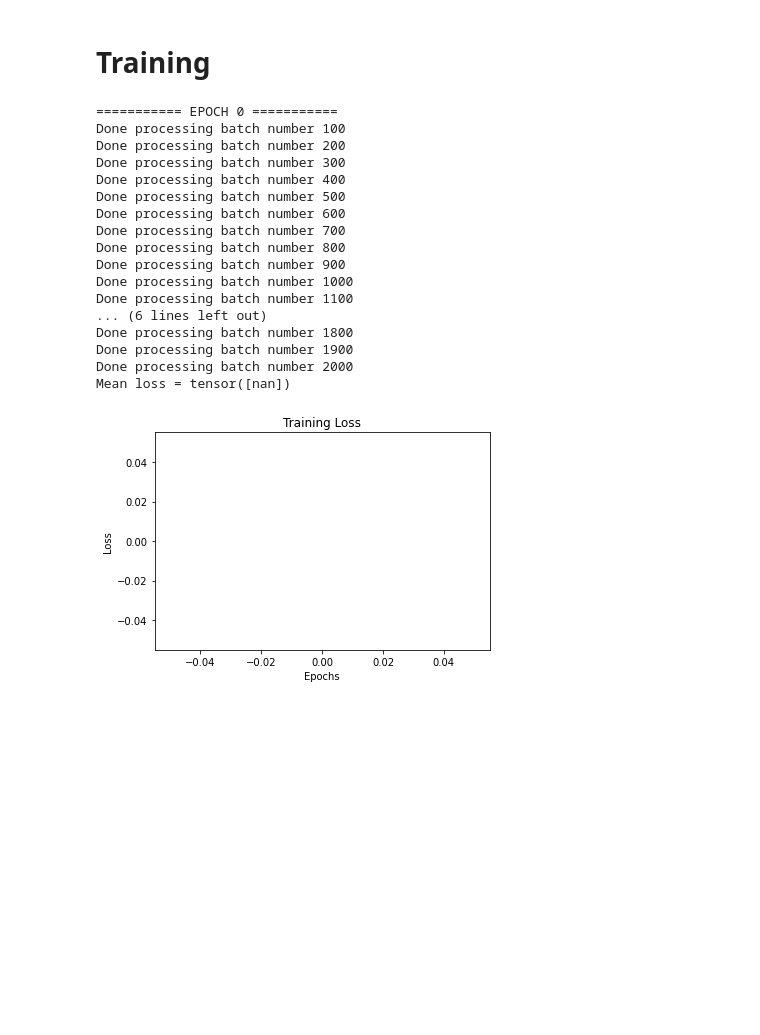
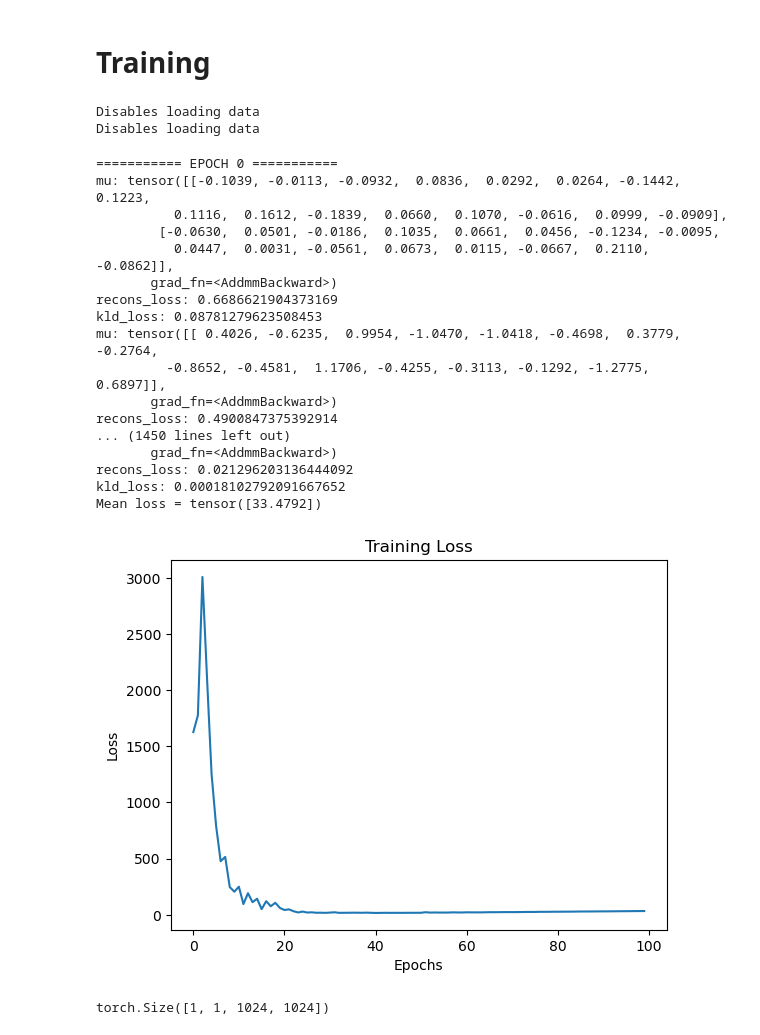
Before and after one commit to antoinebasseto/cbir, a Jupyter notebook: VAE/Beta-VAE.ipynb, the cells around one changed output. Drawn from its saved outputs; the diff is of its cells as text; code cells hidden in the pictures; blank space fills up the shorter version.

```diff
--- a/VAE/Beta-VAE.ipynb
+++ b/VAE/Beta-VAE.ipynb
@@ -187,7 +189,7 @@ class VariationalEncoder(nn.Module):
 
         modules = []
         if hidden_dims is None:
-            hidden_dims = [4, 16, 32, 64, 128]
+            hidden_dims = [4, 16, 32, 32, 32]
 
         # Build Encoder
         for h_dim in hidden_dims:
@@ -201,8 +203,17 @@ class VariationalEncoder(nn.Module):
             in_channels = h_dim
 
         self.encoder = nn.Sequential(*modules)
-        self.fc_mu = nn.Linear(hidden_dims[-1]*32*32, latent_dim)
-        self.fc_var = nn.Linear(hidden_dims[-1]*32*32, latent_dim)
+        self.linear = nn.Sequential(
+            nn.Linear(hidden_dims[-1] * 32*32, 256),
+            nn.ReLU(),
+            nn.Linear(256, 256),
+            nn.ReLU()
+        )
+        self.fc_mu = nn.Linear(256, latent_dim)
+        self.fc_var = nn.Linear(256, latent_dim)
+
+        self.relu = nn.ReLU()
+        self.tanh = nn.Tanh()
 
     def forward(self, input: torch.Tensor) -> List[torch.Tensor]:
         """
@@ -215,9 +226,11 @@ class VariationalEncoder(nn.Module):
         result = torch.flatten(result, start_dim=1)
         # Split the result into mu and var components
         # of the latent Gaussian distribution
+        result = self.linear(result)
         mu = self.fc_mu(result)
         log_var = self.fc_var(result)
-
+        #mu = self.sigmoid(mu)
+        #log_var = self.sigmoid(log_var)
         return [mu, log_var]
 # %% [markdown]
 ## Decoder
@@ -325,20 +338,24 @@ class BetaVAE(nn.Module):
         mu = args[2]
         log_var = args[3]
 
+        print(f'mu: {mu}')
         recons_loss = F.mse_loss(recons, input)
-
-        kld_loss = torch.mean(-0.5 * torch.sum(1 + log_var - mu ** 2 - log_var.exp(), dim = 1), dim = 0)
-
+        print(f'recons_loss: {recons_loss}')
+        #why the sum factor?
+        kl_loss = torch.mean(0.5 * torch.sum(torch.exp(log_var) + mu**2 - 1. - log_var, 1))
+        #kld_loss = torch.mean(-0.5 * torch.sum(1 + log_var - mu ** 2 - log_var.exp(), dim = 1), dim = 0)
+        print(f'kld_loss: {kl_loss}')
         if self.loss_type == 'H': # https://openreview.net/forum?id=Sy2fzU9gl
-            loss = recons_loss + self.beta * kld_loss
+            loss = recons_loss - self.beta * kl_loss
+            print(f'loss: {loss}')
         elif self.loss_type == 'B': # https://arxiv.org/pdf/1804.03599.pdf
             self.C_max = self.C_max.to(input.device)
             C = torch.clamp(self.C_max/self.C_stop_iter * self.num_iter, 0, self.C_max.data[0])
-            loss = recons_loss + self.gamma * (kld_loss - C).abs()
+            loss = recons_loss + self.gamma * (-kl_loss - C).abs()
         else:
             raise ValueError('Undefined loss type.')
 
-        return {'loss': loss, 'Reconstruction_Loss':recons_loss.detach(), 'KLD':kld_loss.detach()}
+        return {'loss': loss, 'Reconstruction_Loss':recons_loss.detach(), 'KLD':kl_loss.detach()}
 
     def sample(self,
                num_samples:int,
@@ -436,7 +453,7 @@ def plot_loss(epoch_losses, title='Loss'):
     plt.show()
 # %%
 # Compute the dataloader for training and testing using our custom dataset
-IMG_DIR = "../backend-project/data/images/images/"
+IMG_DIR = "../backend-project/data"
 BATCH_SIZE = 2
 
 training_data = XRayDataset(
@@ -457,41 +474,44 @@ train_loader = DataLoader(training_data,
 test_loader = DataLoader(test_data,
                          batch_size=BATCH_SIZE,
                          shuffle=True)
+# %% [output]
+Disables loading data
+Disables loading data
 # %%
 # Create our autoencoder and train it
 # Parameters
-NUM_EPOCHS = 1
+NUM_EPOCHS = 100
 LEARNING_RATE = 1e-3
 
 LATENT_SPACE_DIM = 16
 device = 'cuda:0' if torch.cuda.is_available() else 'cpu'
 
 # Model
 beta_vae = BetaVAE(in_channels=1, latent_dim=16)
 
 # Loss function & optimizer
 loss_fn = beta_vae.loss_function
 optimizer = optim.Adam(beta_vae.parameters(),
                        lr=LEARNING_RATE)
 
 epoch_losses = train(beta_vae, train_loader, num_epochs=NUM_EPOCHS)
 plot_loss(epoch_losses, 'Training Loss')
 # %% [output]
 =========== EPOCH 0 ===========
-Done processing batch number 100
-Done processing batch number 200
-Done processing batch number 300
-Done processing batch number 400
-Done processing batch number 500
-Done processing batch number 600
-Done processing batch number 700
-Done processing batch number 800
-Done processing batch number 900
-Done processing batch number 1000
-Done processing batch number 1100
-... (6 lines left out)
-Done processing batch number 1800
-Done processing batch number 1900
-Done processing batch number 2000
-Mean loss = tensor([nan])
+mu: tensor([[-0.1039, -0.0113, -0.0932,  0.0836,  0.0292,  0.0264, -0.1442,  0.1223,
+          0.1116,  0.1612, -0.1839,  0.0660,  0.1070, -0.0616,  0.0999, -0.0909],
+        [-0.0630,  0.0501, -0.0186,  0.1035,  0.0661,  0.0456, -0.1234, -0.0095,
+          0.0447,  0.0031, -0.0561,  0.0673,  0.0115, -0.0667,  0.2110, -0.0862]],
+       grad_fn=<AddmmBackward>)
+recons_loss: 0.6686621904373169
+kld_loss: 0.08781279623508453
+mu: tensor([[ 0.4026, -0.6235,  0.9954, -1.0470, -1.0418, -0.4698,  0.3779, -0.2764,
+         -0.8652, -0.4581,  1.1706, -0.4255, -0.3113, -0.1292, -1.2775,  0.6897]],
+       grad_fn=<AddmmBackward>)
+recons_loss: 0.4900847375392914
+... (1450 lines left out)
+       grad_fn=<AddmmBackward>)
+recons_loss: 0.021296203136444092
+kld_loss: 0.00018102792091667652
+Mean loss = tensor([33.4792])
-[figure, old version]
+[figure, new version]
@@ -498 +521,5 @@ Mean loss = tensor([nan])
+# %%
+image_generated.size()
+# %% [output]
+torch.Size([1, 1, 1024, 1024])
 # %%
```
Also changed, not shown: parts of 3 cells of this notebook, 1 other file.
